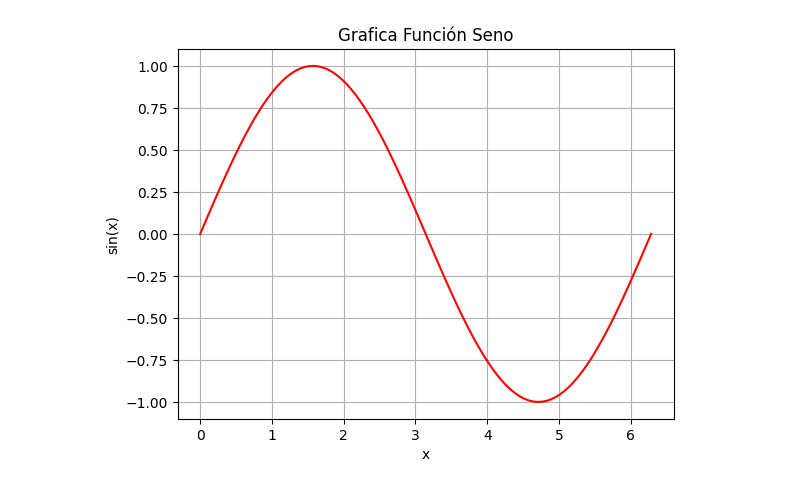
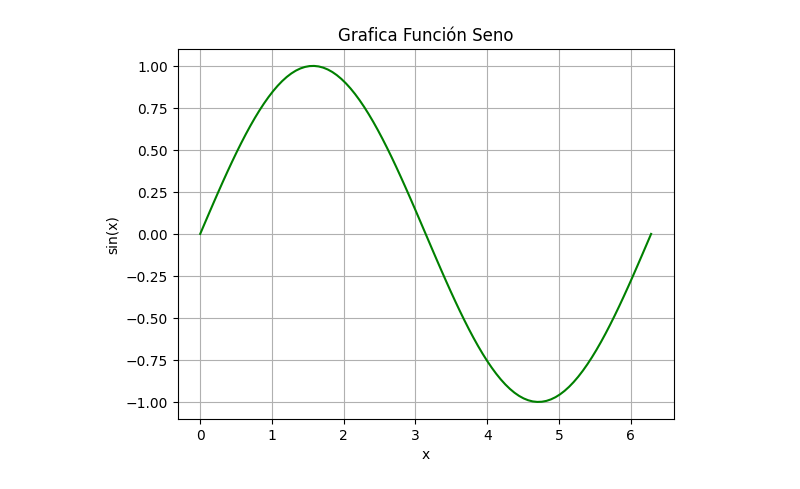
Before and after one commit to jgutier1/CLASE_PRO_ANA_DATOS_8, a Jupyter notebook: Funcion_Seno_24_nov_2024.ipynb, the cells around one changed output. Cells and saved outputs as stored; diff of their text form; code cells hidden in the pictures.

```diff
--- a/Funcion_Seno_24_nov_2024.ipynb
+++ b/Funcion_Seno_24_nov_2024.ipynb
@@ -3,18 +3,18 @@
 # %%
 import matplotlib.pyplot as plt
 import numpy as np
 
 x = np.linspace(0, 2 * np.pi, 100)
 y = np.sin(x)
 
-plt.plot(x, y,color='red')
+plt.plot(x, y,color='green')
 
 plt.xlabel("x")
 plt.ylabel("sin(x)")
 
 plt.title("Grafica Función Seno")
 
 plt.grid(True)
 plt.show()
 # %% [output]
-[figure, old version]
+[figure, new version]
```
